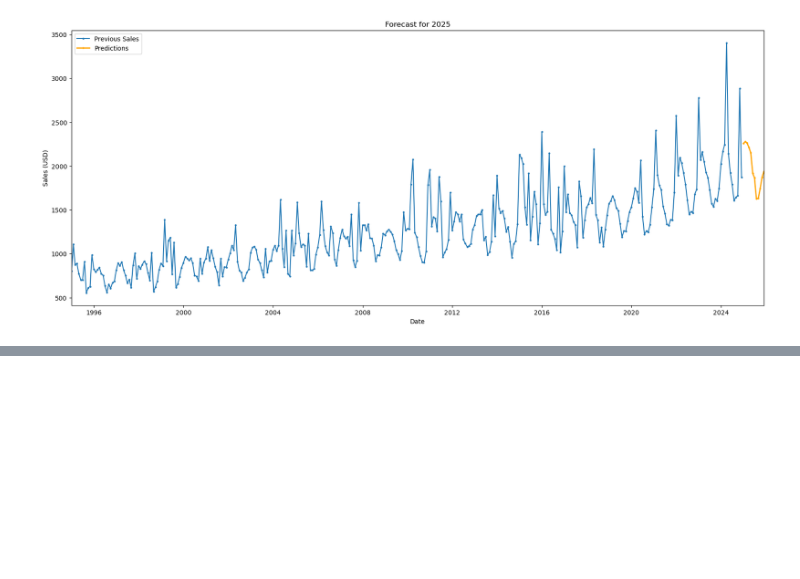
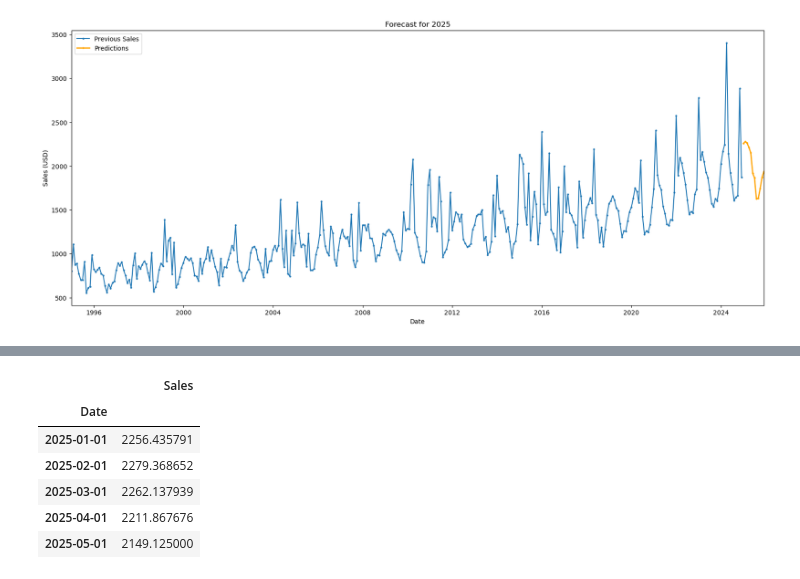
Before and after one commit to Minh-Nguyen-0401/Business-Analytics-Assignment, a Jupyter notebook: forecast_25.ipynb, the cells around one changed output, grey strips where cells are left out. Saved outputs shown, nothing was run; the diff lists cells and outputs as text; code cells hidden in the pictures; blank space fills up the shorter version.

Commit message:
Test half_year

```diff
--- a/forecast_25.ipynb
+++ b/forecast_25.ipynb
@@ -17,7 +17,7 @@ import yaml
 # %% [markdown]
 # A. 1st Scenario: No Promotion Plan
 # %%
-data_dict = Ingestion(org_path=r"D:\Study\UNIVERSITY\THIRD YEAR\Business Analytics\ASSIGNMENT 1_ Sales Data Analysis\test_2025_data").load_data()
+data_dict = Ingestion(org_path=r"D:\Study\UNIVERSITY\THIRD YEAR\Business Analytics\ASSIGNMENT 1_ Sales Data Analysis\test_2025_data\no_promo").load_data()
 agg = Aggregation(data_dict, required_shiftback=12)
 merged = agg.merge_data()
 
@@ -143,0 +146,35 @@ ax.legend(["Previous Sales", "Predictions"])
+# %%
+data_dict = Ingestion(org_path=r"D:\Study\UNIVERSITY\THIRD YEAR\Business Analytics\ASSIGNMENT 1_ Sales Data Analysis\test_2025_data\no_promo").load_data()
+agg = Aggregation(data_dict, required_shiftback=12)
+merged = agg.merge_data()
+
+org_df = merged[agg.org_cols]
+lag_ws = [12, 15]
+org_df = generate_lagged_feats(org_df, ["New_Sales"], lag_ws)
+org_df["Month"] = org_df.index.month.astype(str)
+org_df["Year"] = org_df.index.year
+org_df["Quarter"] = org_df.index.quarter.astype(str)
+
+nn_X_tr, nn_y_tr, nn_X_te, nn_y_te = agg.split_train_test(org_df, target_feat="New_Sales")
+
+# Preprocess
+nn_preprocessor = CustomPreprocessor()
+nn_preprocessor.fit(nn_X_tr, nn_y_tr, mi_pct = 0.0)
+nn_X_tr = nn_preprocessor.transform(nn_X_tr)
+nn_X_te = nn_preprocessor.transform(nn_X_te)
+
+# Load hypertuned results (features shortlisted & hyperparameters)
+with open("./src/hypertune_results.yaml", "r") as f:
+    results = yaml.safe_load(f)
+
+model_name = "lstm_2025"
+if model_name in results.get("results", {}) and "params" in results["results"][model_name]:
+    model_params = results["results"][model_name]["params"]
+    feats = results["results"][model_name]["features"]
+    print(f"NUMBER OF FINAL FEATURES FOR {model_name.upper()}: {len(feats)}")
+
+    trainer = ModelTrainer(model_name, params=model_params)
+    trainer._load()
+    trainer.model.summary()
+    preds = trainer.predict(nn_X_te[feats])
+    trainer.generate_shap_plot(X_train=nn_X_tr[feats], save=True)
@@ -143,0 +199,13 @@ ax.legend(["Previous Sales", "Predictions"])
+# %%
+sales_prediction = pd.DataFrame(preds, index=nn_X_te.index, columns=["Sales"])
+OUTPUT_DIR = "./models/lstm_2025_evaluation/"
+
+sales_prediction.to_csv(os.path.join(OUTPUT_DIR, "sales_prediction_withpromo.csv"))
+# %% [output]
+|  | Sales |
+| Date |  |
+| 2025-01-01 | 2256.435791 |
+| 2025-02-01 | 2279.368652 |
+| 2025-03-01 | 2262.137939 |
+| 2025-04-01 | 2211.867676 |
+| 2025-05-01 | 2149.125000 |
```
Also changed, not shown: parts of 4 cells of this notebook, 3 other files.
